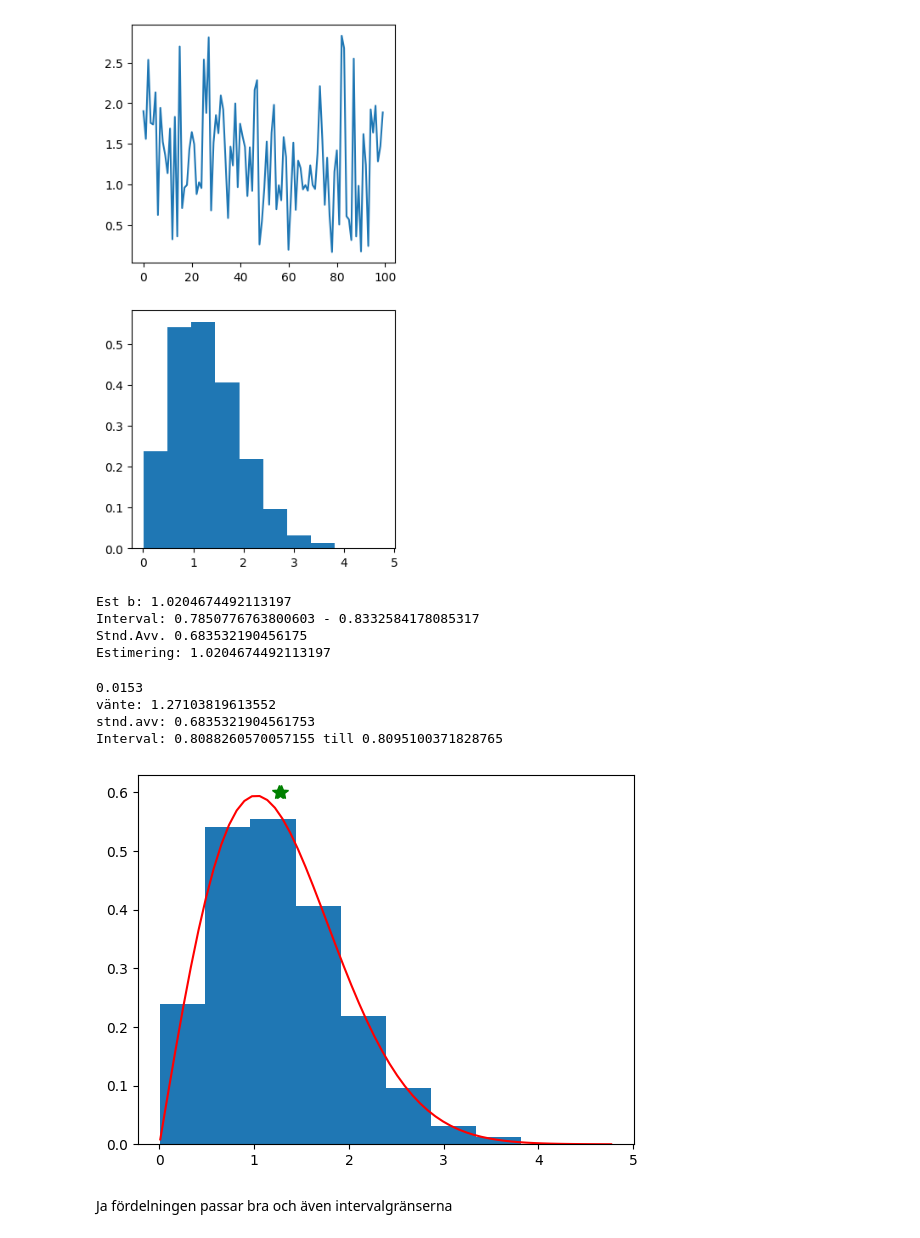
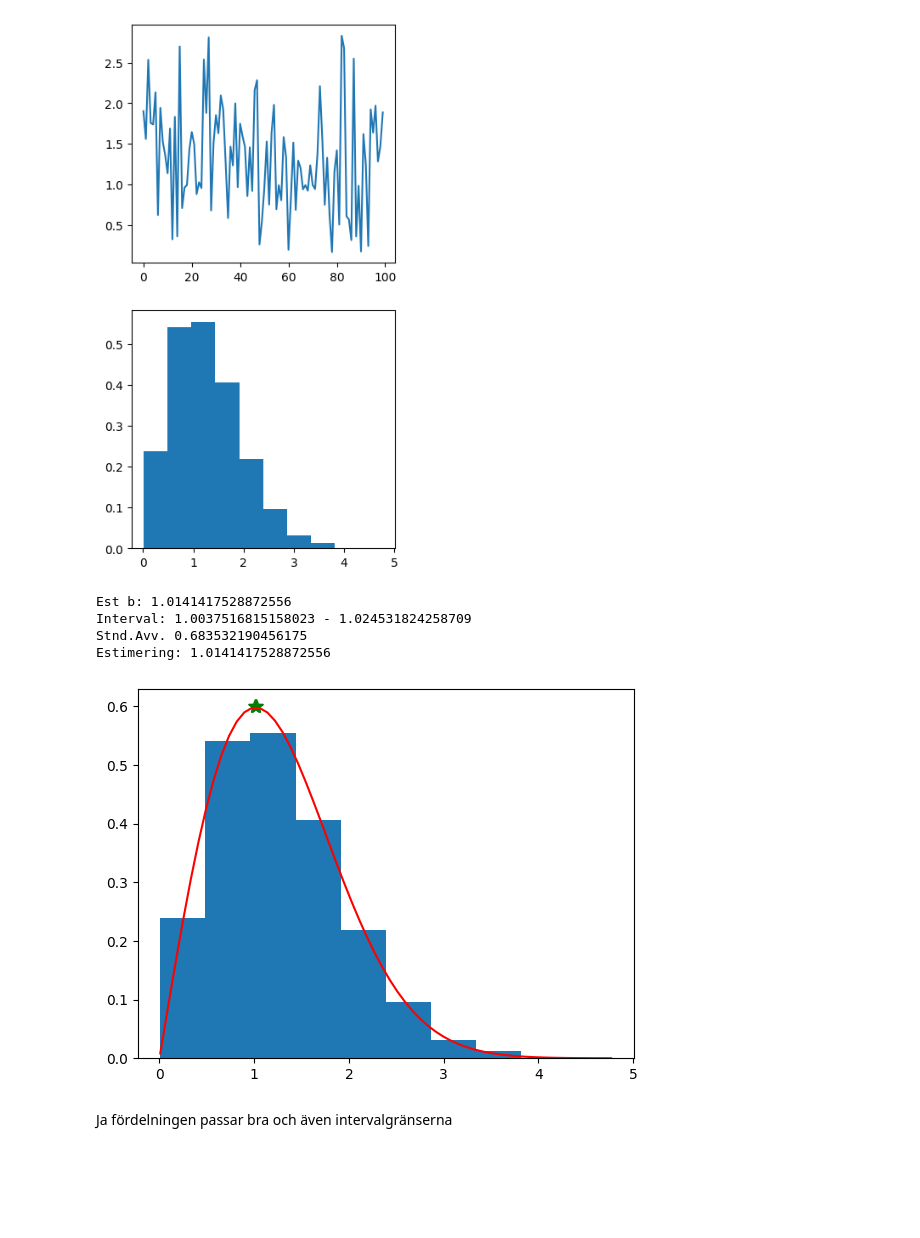
Before and after one commit to GGisMee/Sanstat-SF1918-laborationer, a Jupyter notebook: Labb2/l2.ipynb, the cells around one changed output. Drawn from its saved outputs; the diff is of its cells as text; code cells hidden in the pictures; blank space fills up the shorter version.

```diff
--- a/Labb2/l2.ipynb
+++ b/Labb2/l2.ipynb
@@ -190,62 +190,44 @@ plt.show()
 # %%
 #* Eget stycke
 # Estimering
-est_ml_b = np.sqrt(np.sum(y**2)/(2*len(y)))
+# est_mk_b = np.sqrt(np.sum(y**2)/(2*len(y)))
 alpha_2 = 0.05
 const_2pi = np.sqrt(2/np.pi)
 
-ml_estimation_2 = np.mean(y)* const_2pi
+est_mk_b = np.mean(y)* const_2pi
 
 lambda_alpha = stats.norm.ppf(1 - alpha_2/2)
 
 s= np.sqrt(sum((y-np.mean(y))**2)/(len(y)-1))
 
-diff = lambda_alpha*s*const_2pi/np.sqrt(len(y))
-diff2 = lambda_alpha*ml_estimation_2* np.sqrt((4-np.pi)/(np.pi*len(y)))
-lower_bound = ml_estimation_2*const_2pi - diff
-upper_bound = ml_estimation_2*const_2pi + diff
+# diff = lambda_alpha*s*const_2pi/np.sqrt(len(y))
+diff2 = lambda_alpha*est_mk_b* np.sqrt((4-np.pi)/(np.pi*len(y)))
+lower_bound = est_mk_b - diff2
+upper_bound = est_mk_b + diff2
 
-print(f"Est b: {est_ml_b}")
+print(f"Est b: {est_mk_b}")
 print(f"Interval: {lower_bound} - {upper_bound}")
 print(f'Stnd.Avv. {s}')
-print(f'Estimering: {est_ml_b}')
+print(f'Estimering: {est_mk_b}')
 # %% [output]
-Est b: 1.0204674492113197
-Interval: 0.7850776763800603 - 0.8332584178085317
+Est b: 1.0141417528872556
+Interval: 1.0037516815158023 - 1.024531824258709
 Stnd.Avv. 0.683532190456175
-Estimering: 1.0204674492113197
+Estimering: 1.0141417528872556
-# %%
-#* Eget stycke
-# Måste nog ta bort och byta typ allt eftersom det är förmodligen för b vi ska fixa intervallet. Då måste jag använda matematiskt med b^* antar jag.
-freedom_units = len(y)-1
-loc = np.mean(y)
-s = np.sqrt(np.sum((y-loc)**2 )/(freedom_units))
-interval = stats.t.interval(confidence=0.95, df=freedom_units, loc=loc, scale=s/np.sqrt(len(y)))
-# Beräkna andel
-print(np.sum((y < interval[1])*(interval[0]<y))/10000)
-# Vilket är drygt 95% Dock lite avvikelse vilket är skumt
-print(f"vänte: {loc}")
-print(f"stnd.avv: {s}")
-print(f"Interval: {lower_bound} till {upper_bound}")
-# %% [output]
-0.0153
-vänte: 1.27103819613552
-stnd.avv: 0.6835321904561753
-Interval: 0.8088260570057155 till 0.8095100371828765
 # %%
 ## Problem 3: Konfidensintervall (forts.)
 # Plotta histogrammet och skattningen.
 plt.figure()
 plt.hist(y, density=True)
-plt.plot(interval[0], 0.6, 'g*', markersize=10)
-plt.plot(interval[1], 0.6, 'g*', markersize=10)
+plt.plot(lower_bound, 0.6, 'g*', markersize=10)
+plt.plot(upper_bound, 0.6, 'g*', markersize=10)
 # Plotta täthetsfunktionen med den skattade parametern.
 x_grid = np.linspace(np.min(y), np.max(y), 60)
-pdf = stats.rayleigh.pdf(x_grid, scale=est_ml_b)
+pdf = stats.rayleigh.pdf(x_grid, scale=est_mk_b)
 plt.plot(x_grid, pdf, 'r')
 plt.show()
 # %% [output]
-[figure, old version]
+[figure, new version]
 # %% [markdown]
 Ja fördelningen passar bra och även intervalgränserna
 # %% [markdown]
```
Also changed, not shown: parts of 8 cells of this notebook.
